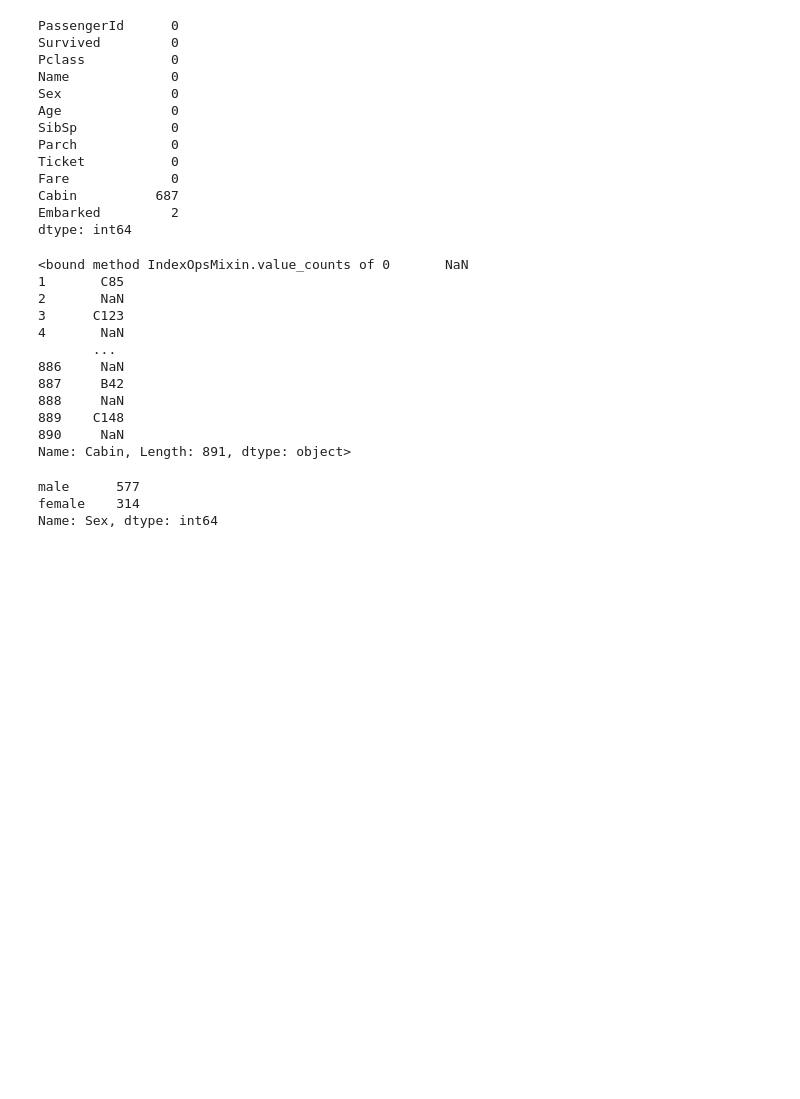
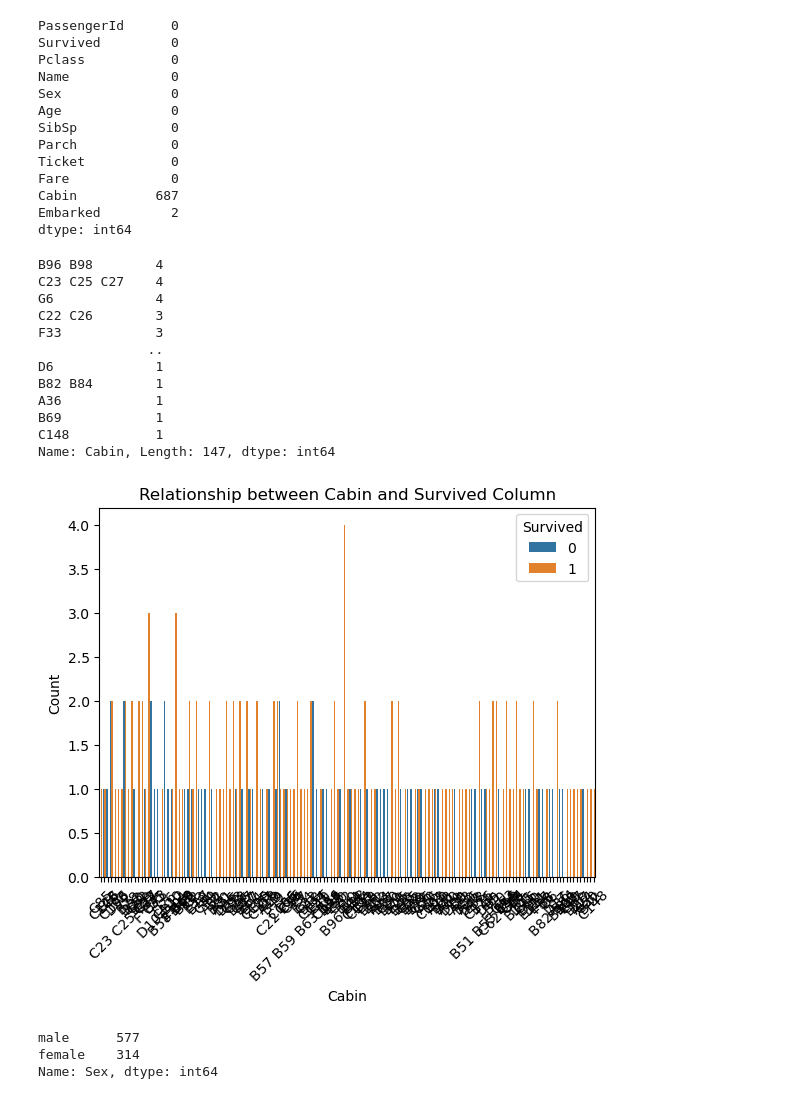
Before and after one commit to udaykirankavaturu/kaggle-titanic, a Jupyter notebook: titanic-competition.ipynb, the cells around one changed output. Drawn from its saved outputs; the diff is of its cells as text; code cells hidden in the pictures; blank space fills up the shorter version.

```diff
--- a/titanic-competition.ipynb
+++ b/titanic-competition.ipynb
@@ -153,20 +275,41 @@ Embarked         2
 dtype: int64
 # %%
 # check cabin
-train_data_df['Cabin'].value_counts
+train_data_df['Cabin'].value_counts().sort_values(ascending=False)
 # %% [output]
-<bound method IndexOpsMixin.value_counts of 0       NaN
-1       C85
-2       NaN
-3      C123
-4       NaN
-       ...
-886     NaN
-887     B42
-888     NaN
-889    C148
-890     NaN
-Name: Cabin, Length: 891, dtype: object>
+B96 B98        4
+C23 C25 C27    4
+G6             4
+C22 C26        3
+F33            3
+              ..
+D6             1
+B82 B84        1
+A36            1
+B69            1
+C148           1
+Name: Cabin, Length: 147, dtype: int64
+# %%
+import seaborn as sns
+import matplotlib.pyplot as plt
+
+# Assuming you have a DataFrame named 'df' with columns 'categorical_column' and 'boolean_column'
+
+# Create a count plot
+sns.countplot(x='Cabin', hue='Survived', data=train_data_df)
+
+# Add labels and title
+plt.xlabel('Cabin')
+plt.ylabel('Count')
+plt.title('Relationship between Cabin and Survived Column')
+
+# Rotate x-axis labels if needed
+plt.xticks(rotation=45)
+
+# Display the plot
+plt.show()
+# %% [output]
+[figure, added]
 # %%
 # drop cabin column
 train_data_df.drop('Cabin',axis=1,inplace=True)
```
Also changed, not shown: parts of 26 cells of this notebook.
